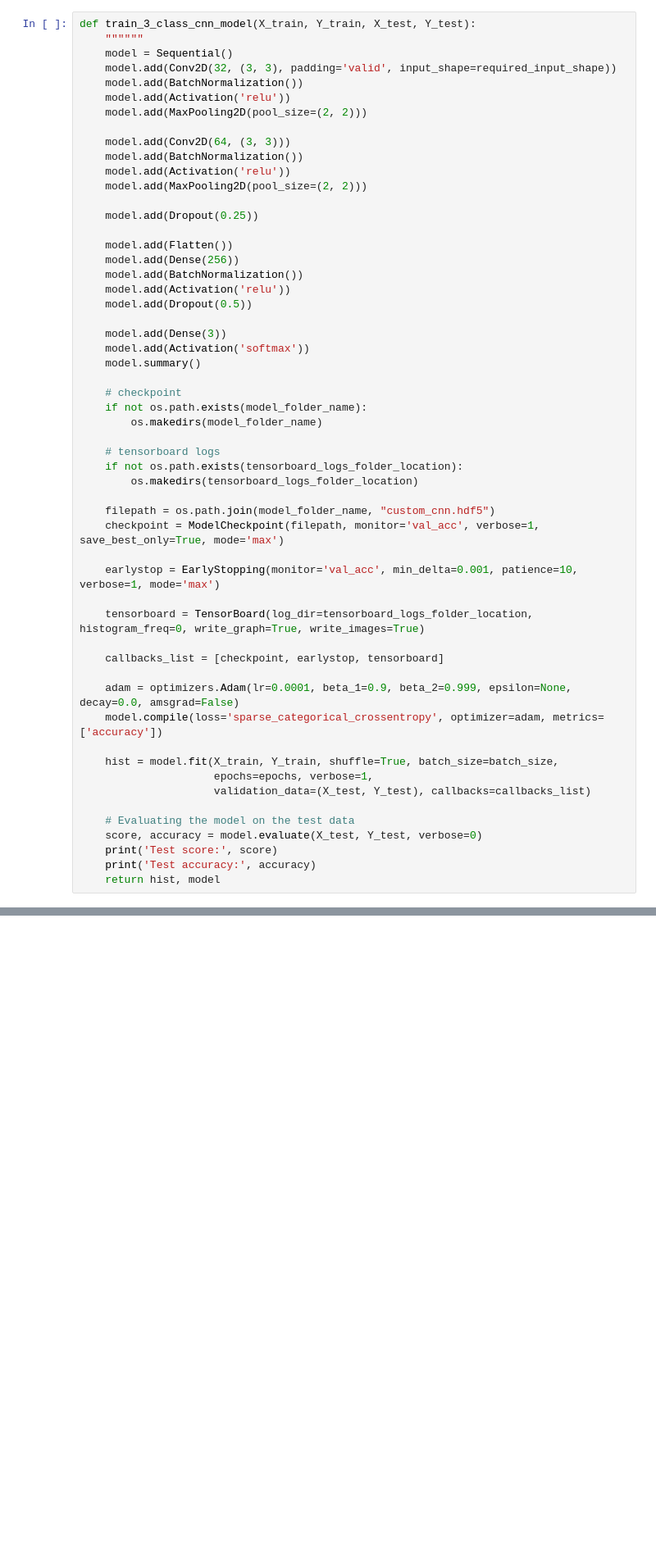
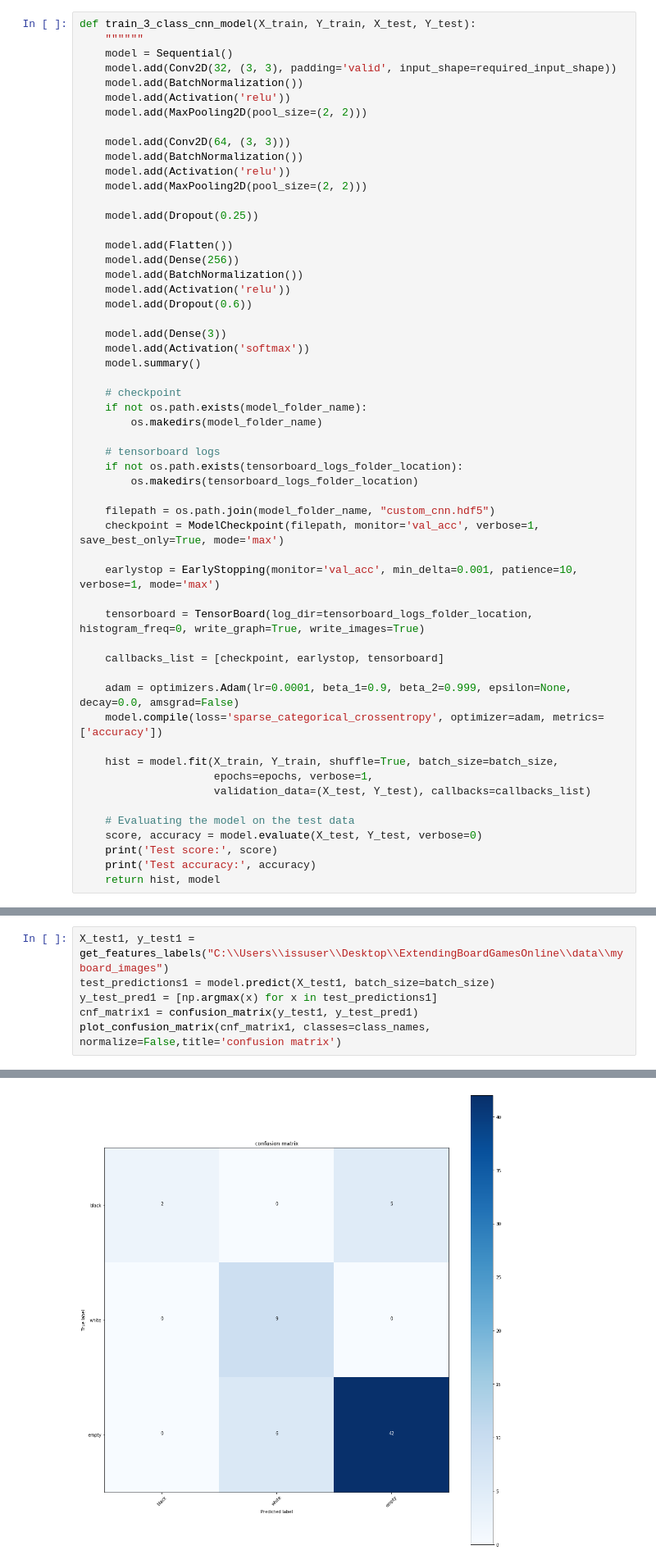
Before and after one commit to ace-racer/Extending-Board-Games-using-deep-learning, a Jupyter notebook: chess_piece_detection/3_class_classifier/CNN/ColorDetectionCNN-Modeling.ipynb, the cells around one changed output, grey strips where cells are left out. Shown: that part at 82% size. Cells and saved outputs as stored; diff of their text form; blank space fills up the shorter version.

Commit message:
Add script for CNN model

```diff
--- a/chess_piece_detection/3_class_classifier/CNN/ColorDetectionCNN-Modeling.ipynb
+++ b/chess_piece_detection/3_class_classifier/CNN/ColorDetectionCNN-Modeling.ipynb
@@ -107,7 +107,7 @@ def train_3_class_cnn_model(X_train, Y_train, X_test, Y_test):
     model.add(Dense(256))
     model.add(BatchNormalization())
     model.add(Activation('relu'))
-    model.add(Dropout(0.5))
+    model.add(Dropout(0.6))
 
     model.add(Dense(3))
     model.add(Activation('softmax'))
@@ -267,0 +270,7 @@ plot_mispredicted_images(test_images, y_test, y_test_pred)
+# %%
+X_test1, y_test1 = get_features_labels("C:\\Users\\issuser\\Desktop\\ExtendingBoardGamesOnline\\data\\myboard_images")
+test_predictions1 = model.predict(X_test1, batch_size=batch_size)
+y_test_pred1 = [np.argmax(x) for x in test_predictions1]
+cnf_matrix1 = confusion_matrix(y_test1, y_test_pred1)
+plot_confusion_matrix(cnf_matrix1, classes=class_names, normalize=False,title='confusion matrix')
+# %% [output]
@@ -267,0 +281 @@ plot_mispredicted_images(test_images, y_test, y_test_pred)
+[figure, added]
```
Also changed, not shown: parts of 2 cells of this notebook, 2 other files.
